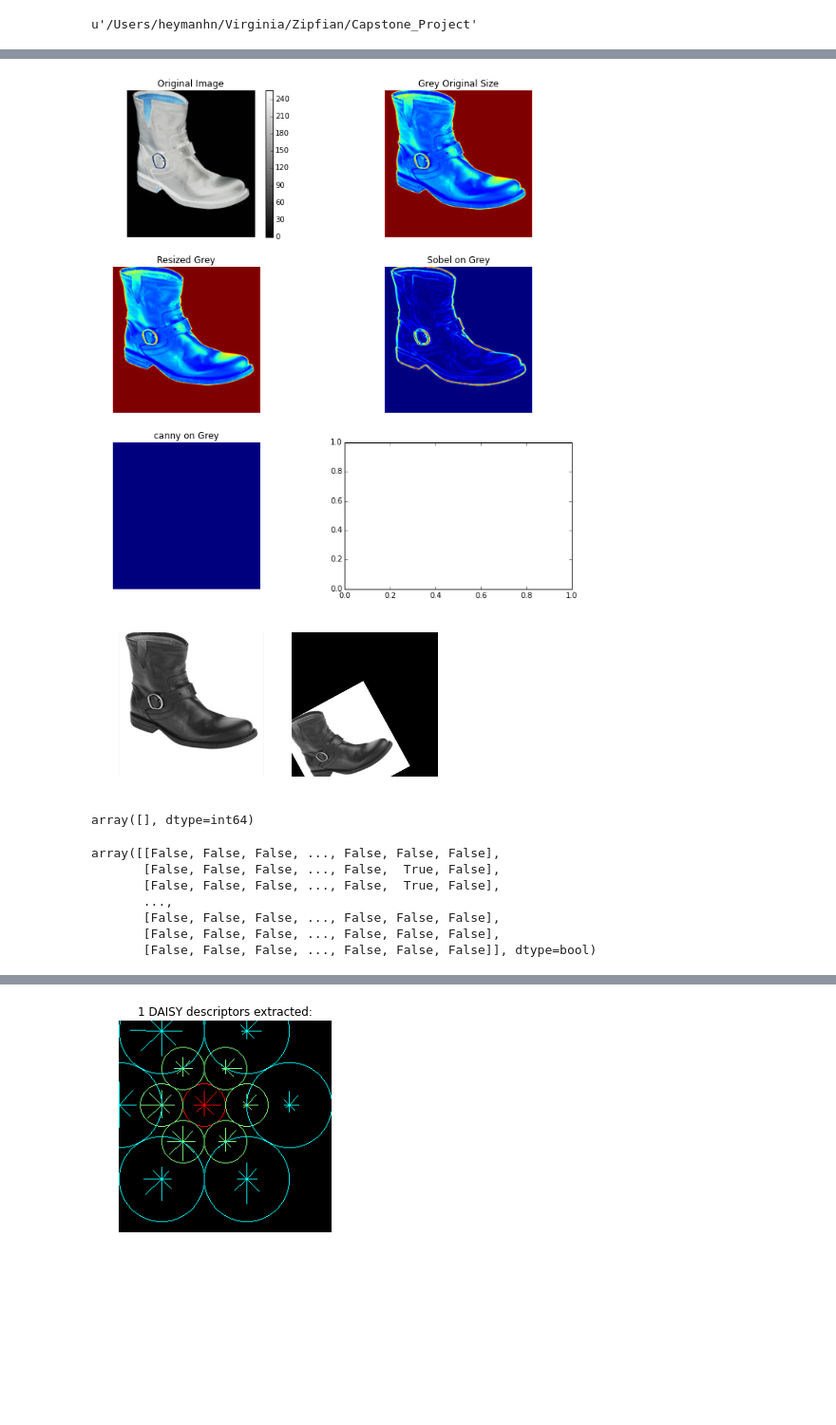
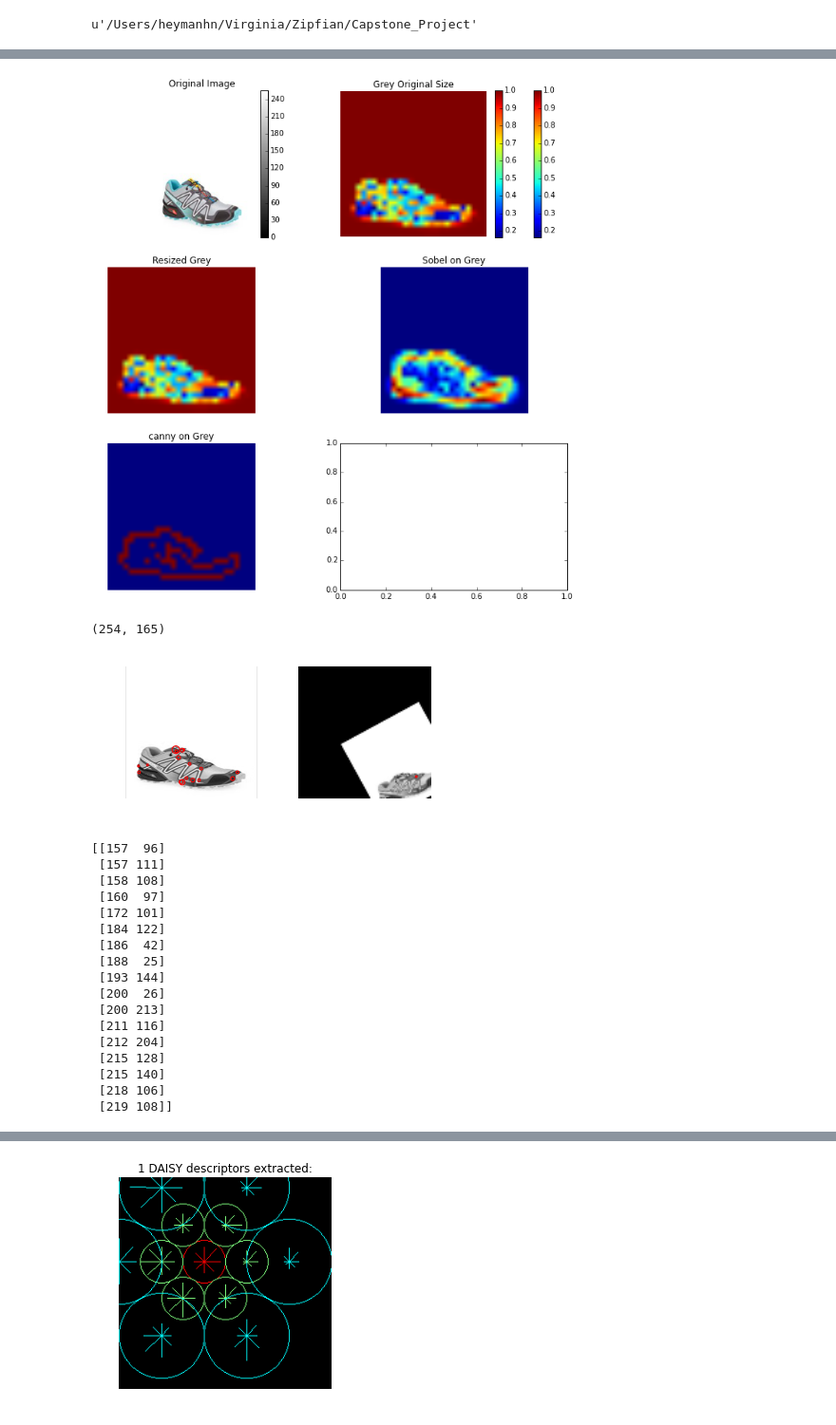
Before and after one commit to adolfoeliazat/Tinderella, a Jupyter notebook: classify_shoes.ipynb, the cells around one changed output, grey strips where cells are left out. Shown at 95% size. Saved outputs shown, nothing was run; the diff lists cells and outputs as text; code cells hidden in the pictures; blank space fills up the shorter version.

```diff
--- a/classify_shoes.ipynb
+++ b/classify_shoes.ipynb
@@ -20,9 +18,10 @@ pwd
 # %% [output]
 u'/Users/heymanhn/Virginia/Zipfian/Capstone_Project'
 # %%
-path = '/Users/heymanhn/Virginia/Zipfian/Capstone_Project/Test_Output_Images/athletic_uniform'
-file_name = 'nordstrom_44431.jpg'
+path = '/Users/heymanhn/Virginia/Zipfian/Capstone_Project/Test_Output_Images'
+file_name = '/athletic/nordstrom_44431.jpg'
 image = io.imread('%s/%s' % (path,file_name))
 print file_name
 plt.imshow(image)
+image_grey = color.rgb2gray(image)
 # %% [output]
@@ -53,6 +55,4 @@ plt.show()
 # %%
-image = data.imread('%s/%s/%s' % (store, category,file_name), as_grey=False).astype('int32')
-
 fig, ((ax0, ax1), (ax2, ax3), (ax4, ax5)) = plt.subplots(3,2, figsize=(12, 12))
 
 img0 = ax0.imshow(image, cmap=plt.cm.gray)
@@ -61,7 +61,7 @@ ax0.axis('off')
 fig.colorbar(img0, ax=ax0)
 
 # Resized Images
-resized_image = resize(image, (250, 250))
+resized_image = resize(image, (28, 28))
 image_grey = color.rgb2gray(resized_image)
 
 img1 = ax1.imshow(image_grey, cmap=plt.cm.jet)
@@ -71,12 +71,12 @@ ax1.axis('off')
 img2 = ax2.imshow(image_grey, cmap=plt.cm.jet)
 ax2.set_title('Resized Grey')
 ax2.axis('off')
-# fig.colorbar(img1, ax=ax1)
+fig.colorbar(img1, ax=ax1)
 
 img3 = ax3.imshow(sobel(image_grey), cmap=plt.cm.jet)
 ax3.set_title('Sobel on Grey')
 ax3.axis('off')
-# fig.colorbar(img1, ax=ax1)
+fig.colorbar(img1, ax=ax1)
 
 img4 = ax4.imshow(canny(image_grey,sigma=0.0005, low_threshold=1.0*(10^-11), high_threshold=0.9), cmap=plt.cm.jet)
 ax4.set_title('canny on Grey')
@@ -86,53 +86,61 @@ ax4.axis('off')
 plt.show()
 
 category = 'boots'
+edge_sobel.shape
 # %% [output]
-[figure, old version]
+[figure, new version]
+(254, 165)
 # %%
 # CENSURE feature detector
 import skimage.transform as tf
 from skimage.feature import CENSURE
 tform = tf.AffineTransform(scale=(1.5, 1.5), rotation=0.5,
-                           translation=(150, -200))
-
-img1 = rgb2gray(resize(image, (250,250)))
+                           translation=(0, -100))
+# tf.AffineTransform(scale=(1.2, 1.2), translation=(0, -100))
+img1 = color.rgb2gray(resize(image, (100,100)))
 img2 = tf.warp(img1, tform)
 
 detector = CENSURE(mode ='Octagon')
 
 fig, ax = plt.subplots(nrows=1, ncols=2)
 
 plt.gray()
 
 detector.detect(image_grey)
 
 ax[0].imshow(image_grey)
 ax[0].axis('off')
 ax[0].scatter(detector.keypoints[:, 1], detector.keypoints[:, 0],
               2 ** detector.scales, facecolors='none', edgecolors='r')
 
 detector.detect(img2)
 
 ax[1].imshow(img2)
 ax[1].axis('off')
 ax[1].scatter(detector.keypoints[:, 1], detector.keypoints[:, 0],
               2 ** detector.scales, facecolors='none', edgecolors='r')
 
 plt.show()
 
 detector.detect(image_grey)
-detector.keypoints[:, 1]
+print detector.keypoints
 # %% [output]
-[figure, old version]
+[figure, new version]
-array([], dtype=int64)
+[[157  96]
+ [157 111]
+ [158 108]
+ [160  97]
+ [172 101]
+ [184 122]
+ [186  42]
+ [188  25]
+ [193 144]
+ [200  26]
+ [200 213]
+ [211 116]
+ [212 204]
+ [215 128]
+ [215 140]
+ [218 106]
+ [219 108]]
-# %%
-canny(resize(rgb2gray(data.lena()), (512, 512)), sigma = 3, )
-# %% [output]
-array([[False, False, False, ..., False, False, False],
-       [False, False, False, ..., False,  True, False],
-       [False, False, False, ..., False,  True, False],
-       ...,
-       [False, False, False, ..., False, False, False],
-       [False, False, False, ..., False, False, False],
-       [False, False, False, ..., False, False, False]], dtype=bool)
 # %%
```
Also changed, not shown: parts of 7 cells of this notebook, 3 other files.
